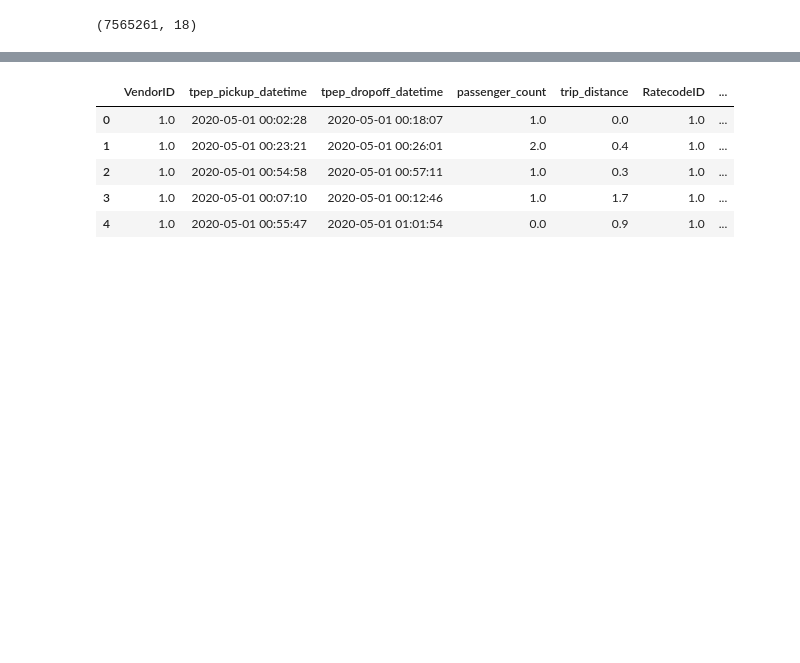
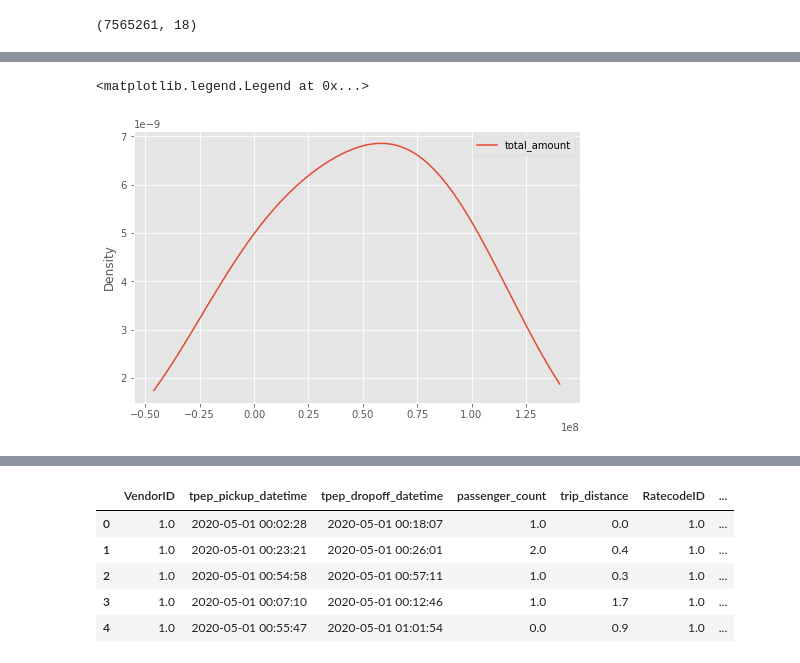
Before and after one commit to Milenaafeworki/NY_Taxi_Report, a Jupyter notebook: NY_taxi_reports.ipynb, the cells around one changed output, grey strips where cells are left out. Drawn from its saved outputs; the diff is of its cells as text; code cells hidden in the pictures; blank space fills up the shorter version.

```diff
--- a/NY_taxi_reports.ipynb
+++ b/NY_taxi_reports.ipynb
@@ -17,0 +37,7 @@ df.shape
+# %%
+fig = plt.figure( figsize=(8,5))
+payment.plot(kind='kde')
+plt.legend()
+# %% [output]
+<matplotlib.legend.Legend at 0x...>
+[figure, added]
```
Also changed, not shown: parts of 10 cells of this notebook.
